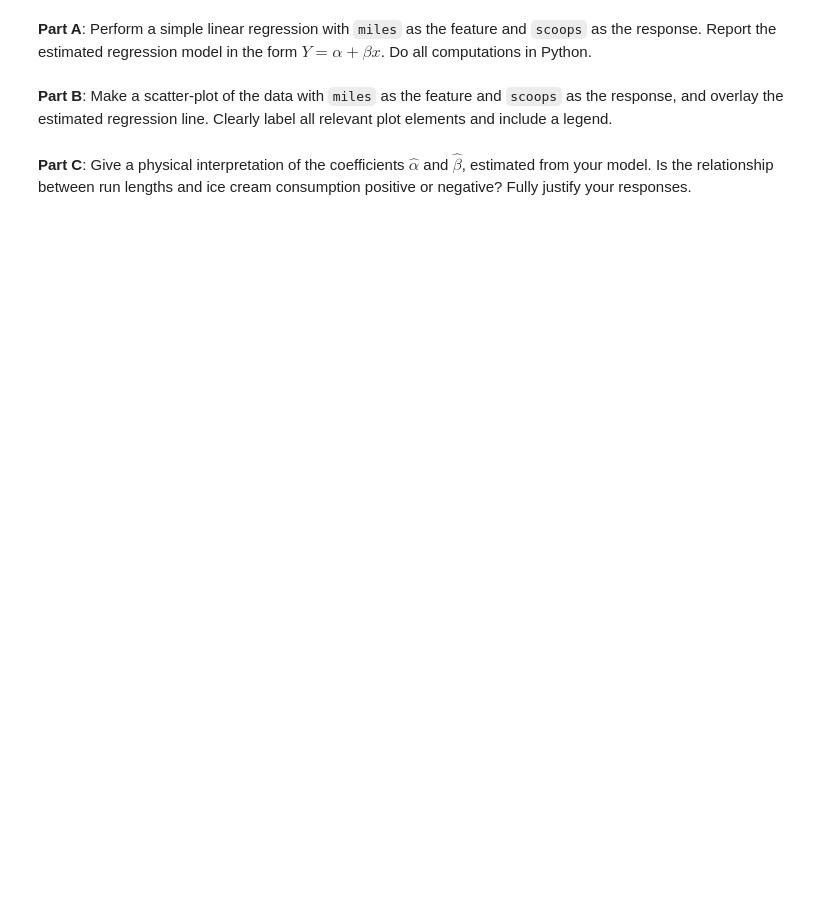
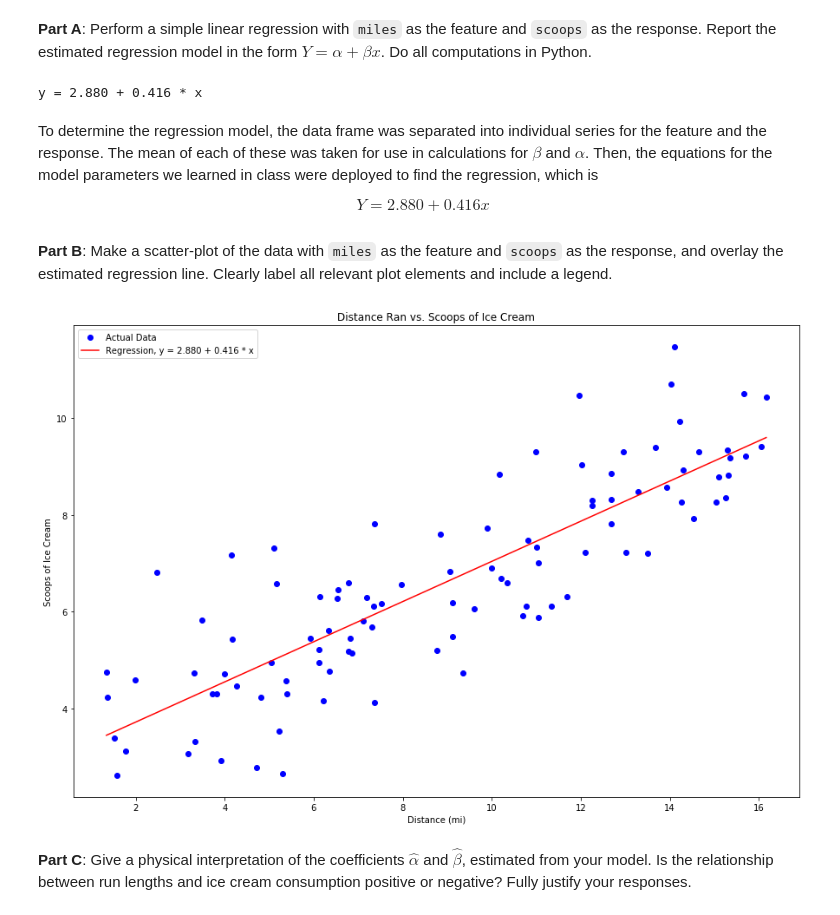
Before and after one commit to tannerbobak/csci3022, a Jupyter notebook: hmwk06_Bobak_Tanner.ipynb, the cells around one changed output. Drawn from its saved outputs; the diff is of its cells as text; code cells hidden in the pictures; blank space fills up the shorter version.

```diff
--- a/hmwk06_Bobak_Tanner.ipynb
+++ b/hmwk06_Bobak_Tanner.ipynb
@@ -348,6 +508,44 @@ dfTreats.head()
 # %% [markdown]
 **Part A**: Perform a simple linear regression with `miles` as the feature and `scoops` as the response.  Report the estimated regression model in the form $Y = \alpha + \beta x$. Do all computations in Python.
+# %%
+# Extract feature and response
+miles = dfTreats["miles"] # x
+scoops = dfTreats["scoops"] # y
+
+# Find the mean of each
+x_bar = np.mean(miles)
+y_bar = np.mean(scoops)
+
+# Find b_hat
+b_hat = np.sum([(miles[n]-x_bar)*(scoops[n]-y_bar) for n in range(0, len(miles))])/np.sum([(miles[n]-x_bar)**2 for n in range(0, len(miles))])
+
+# Find alpha
+a = y_bar - b_hat*x_bar
+
+# Output
+print("y = {0:0.3f} + {1:0.3f} * x".format(a, b_hat))
+# %% [output]
+y = 2.880 + 0.416 * x
+# %% [markdown]
+To determine the regression model, the data frame was separated into individual series for the feature and the response. The mean of each of these was taken for use in calculations for $\beta$ and $\alpha$. Then, the equations for the model parameters we learned in class were deployed to find the regression, which is
+
+$$
+Y = 2.880 + 0.416 x
+$$
 # %% [markdown]
 **Part B**: Make a scatter-plot of the data with `miles` as the feature and `scoops` as the response, and overlay the estimated regression line.  Clearly label all relevant plot elements and include a legend.
+# %%
+plt.figure(figsize=(15,10))
+x_r = np.linspace(np.min(miles),np.max(miles), 100)
+y_r = [a + b_hat * x for x in x_r]
+plt.plot(miles, scoops, 'bo', label="Actual Data")
+plt.plot(x_r, y_r, 'r', label="Regression, y = {0:0.3f} + {1:0.3f} * x".format(a, b_hat))
+plt.title("Distance Ran vs. Scoops of Ice Cream")
+plt.xlabel("Distance (mi)")
+plt.ylabel("Scoops of Ice Cream")
+plt.legend()
+plt.show()
+# %% [output]
+[figure, added]
 # %% [markdown]
 **Part C**: Give a physical interpretation of the coefficients $\hat{\alpha}$ and $\hat{\beta}$, estimated from your model. Is the relationship between run lengths and ice cream consumption positive or negative? Fully justify your responses.
```
Also changed, not shown: parts of 35 cells of this notebook, 2 other files.
